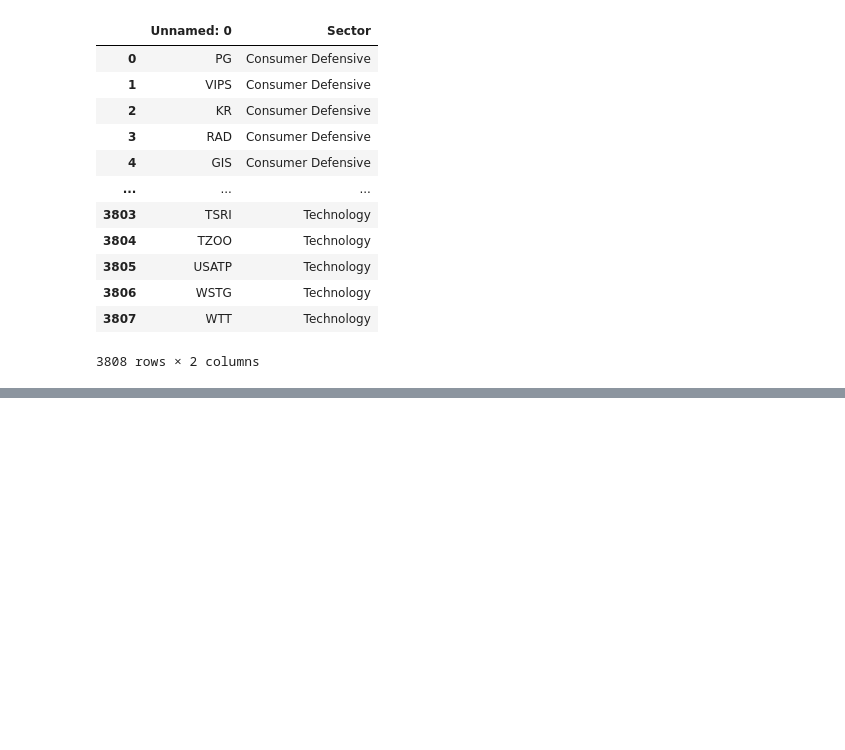
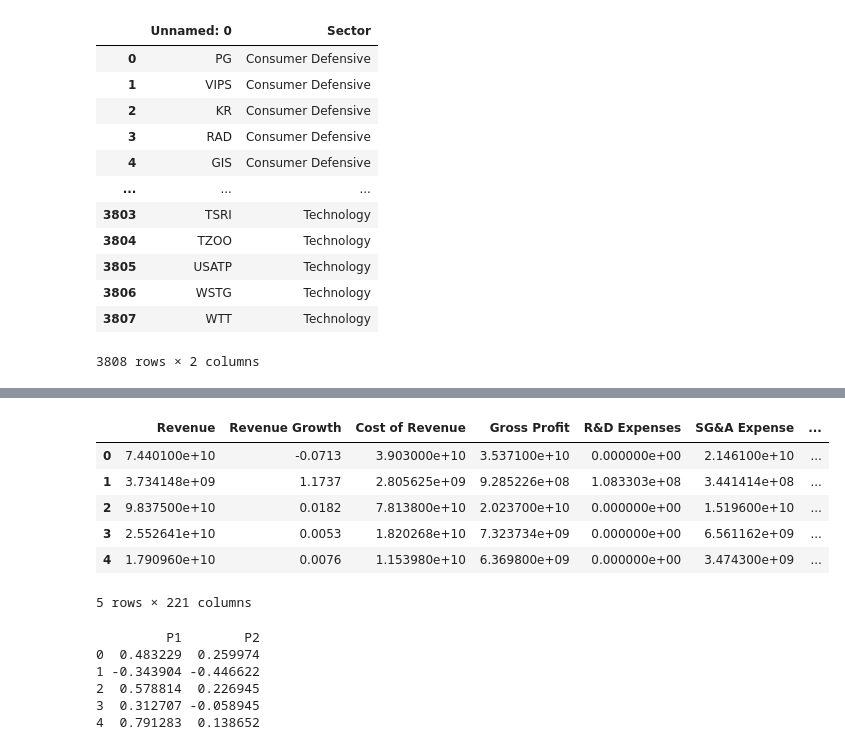
Before and after one commit to amaboh/Machine_learning_in_finance, a Jupyter notebook: DBSCAN_fundamental_analyses/Main.ipynb, the cells around one changed output, grey strips where cells are left out. Cells and saved outputs as stored; diff of their text form; code cells hidden in the pictures; blank space fills up the shorter version.

```diff
--- a/DBSCAN_fundamental_analyses/Main.ipynb
+++ b/DBSCAN_fundamental_analyses/Main.ipynb
@@ -94,0 +123,19 @@ df_objects
+# %%
+df_all = pd.concat([df_2014, df_2015, df_2016, df_2017, df_2018], axis=0)
+
+
+df_columns_to_drop = ['Unnamed: 0','Sector', 'Class','2015 PRICE VAR [%]','2016 PRICE VAR [%]','2017 PRICE VAR [%]','2018 PRICE VAR [%]', '2019 PRICE VAR [%]']
+
+
+
+df_all = df_all.drop(df_columns_to_drop, axis=1)
+df_all.fillna(0, inplace=True)
+df_all.head()
+# %% [output]
+|  | Revenue | Revenue Growth | Cost of Revenue | Gross Profit | R&D Expenses | SG&A Expense | ... |
+| 0 | 7.440100e+10 | -0.0713 | 3.903000e+10 | 3.537100e+10 | 0.000000e+00 | 2.146100e+10 | ... |
+| 1 | 3.734148e+09 | 1.1737 | 2.805625e+09 | 9.285226e+08 | 1.083303e+08 | 3.441414e+08 | ... |
+| 2 | 9.837500e+10 | 0.0182 | 7.813800e+10 | 2.023700e+10 | 0.000000e+00 | 1.519600e+10 | ... |
+| 3 | 2.552641e+10 | 0.0053 | 1.820268e+10 | 7.323734e+09 | 0.000000e+00 | 6.561162e+09 | ... |
+| 4 | 1.790960e+10 | 0.0076 | 1.153980e+10 | 6.369800e+09 | 0.000000e+00 | 3.474300e+09 | ... |
+5 rows × 221 columns
@@ -94,0 +150,14 @@ df_objects
+# %%
+#Dimensionality reduction
+pca = PCA(n_components=2)
+df_principal = pca.fit_transform(df_normalized)
+df_principal = pd.DataFrame(df_principal)
+df_principal.columns = ['P1','P2']
+print(df_principal.head())
+# %% [output]
+         P1        P2
+0  0.483229  0.259974
+1 -0.343904 -0.446622
+2  0.578814  0.226945
+3  0.312707 -0.058945
+4  0.791283  0.138652
```
Also changed, not shown: parts of 7 cells of this notebook.
